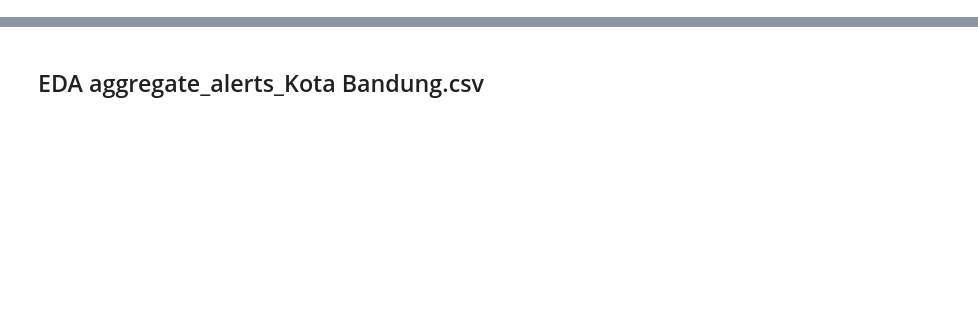
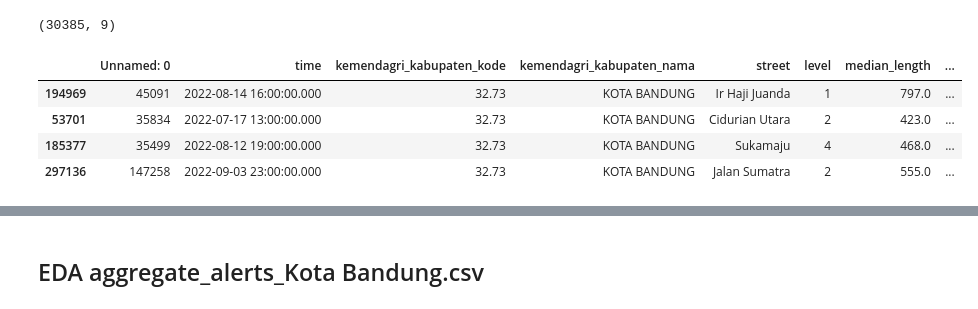
Before and after one commit to fachrulghiffari/DSLS-2023, a Jupyter notebook: Mini Project, Data Science/Notebook/Data Preparation.ipynb, the cells around one changed output, grey strips where cells are left out. Saved outputs shown, nothing was run; the diff lists cells and outputs as text; code cells hidden in the pictures; blank space fills up the shorter version.

```diff
--- a/Mini Project, Data Science/Notebook/Data Preparation.ipynb
+++ b/Mini Project, Data Science/Notebook/Data Preparation.ipynb
@@ -9,0 +46,12 @@ import category_encoders as ce
+# %%
+df_alerts_kota_bandung.shape
+# %% [output]
+(30385, 9)
+# %%
+df_jams.sample(4)
+# %% [output]
+|  | Unnamed: 0 | time | kemendagri_kabupaten_kode | kemendagri_kabupaten_nama | street | level | median_length | ... |
+| 194969 | 45091 | 2022-08-14 16:00:00.000 | 32.73 | KOTA BANDUNG | Ir Haji Juanda | 1 | 797.0 | ... |
+| 53701 | 35834 | 2022-07-17 13:00:00.000 | 32.73 | KOTA BANDUNG | Cidurian Utara | 2 | 423.0 | ... |
+| 185377 | 35499 | 2022-08-12 19:00:00.000 | 32.73 | KOTA BANDUNG | Sukamaju | 4 | 468.0 | ... |
+| 297136 | 147258 | 2022-09-03 23:00:00.000 | 32.73 | KOTA BANDUNG | Jalan Sumatra | 2 | 555.0 | ... |
```
Also changed, not shown: parts of 65 cells of this notebook, 1 other file.
